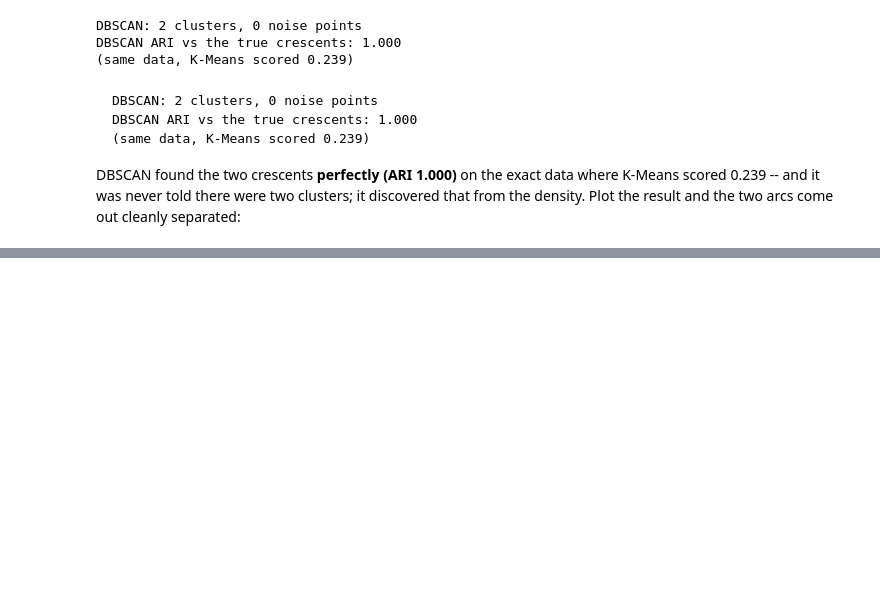
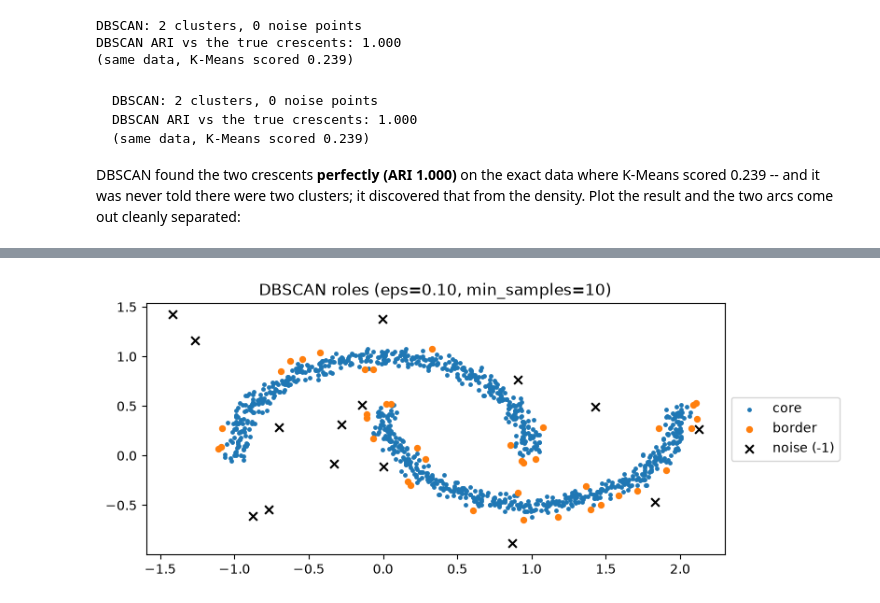
Before and after one commit to devomh/cdat4011-2026, a Jupyter notebook: u06_unsupervised_learning/l24_lab_hierarchical_dbscan.ipynb, the cells around one changed output, grey strips where cells are left out. Saved outputs shown, nothing was run; the diff lists cells and outputs as text; code cells hidden in the pictures; blank space fills up the shorter version.

Commit message:
sync: L24 v2, roles on data, eps range, dendrogram cut, Puerto Rico crime hotspots + HDBSCAN

```diff
--- a/u06_unsupervised_learning/l24_lab_hierarchical_dbscan.ipynb
+++ b/u06_unsupervised_learning/l24_lab_hierarchical_dbscan.ipynb
@@ -227,0 +125,15 @@ rings: (1000, 2) -- K-Means ARI: -0.001
+# %%
+rng = np.random.RandomState(42)
+outliers = rng.uniform(low=[-1.5, -1.0], high=[2.5, 1.5], size=(15, 2))
+X_out = np.vstack([X, outliers])
+db2 = DBSCAN(eps=0.10, min_samples=10).fit(X_out)
+
+is_core = np.zeros(len(X_out), dtype=bool)
+is_core[db2.core_sample_indices_] = True
+is_noise = db2.labels_ == -1
+is_border = ~is_core & ~is_noise
+print(f"clusters: {db2.labels_.max() + 1}")
+print(f"core {is_core.sum()}, border {is_border.sum()}, noise {is_noise.sum()}")
+print(f"injected outliers labelled noise: {is_noise[-15:].sum()} of 15")
+print(f"ARI on the 1000 moon points: "
+      f"{adjusted_rand_score(y, db2.labels_[:1000]):.3f}")
@@ -227,0 +157,9 @@ rings: (1000, 2) -- K-Means ARI: -0.001
+# %%
+plt.figure(figsize=(8, 3.5))
+plt.scatter(*X_out[is_core].T, s=6, c="tab:blue", label="core")
+plt.scatter(*X_out[is_border].T, s=18, c="tab:orange", label="border")
+plt.scatter(*X_out[is_noise].T, s=40, c="black", marker="x", label="noise (-1)")
+plt.title("DBSCAN roles (eps=0.10, min_samples=10)")
+plt.legend(loc="center left", bbox_to_anchor=(1, 0.5)); plt.show()
+# %% [output]
+[figure, added]
```
Also changed, not shown: parts of 53 cells of this notebook, 7 other files.
